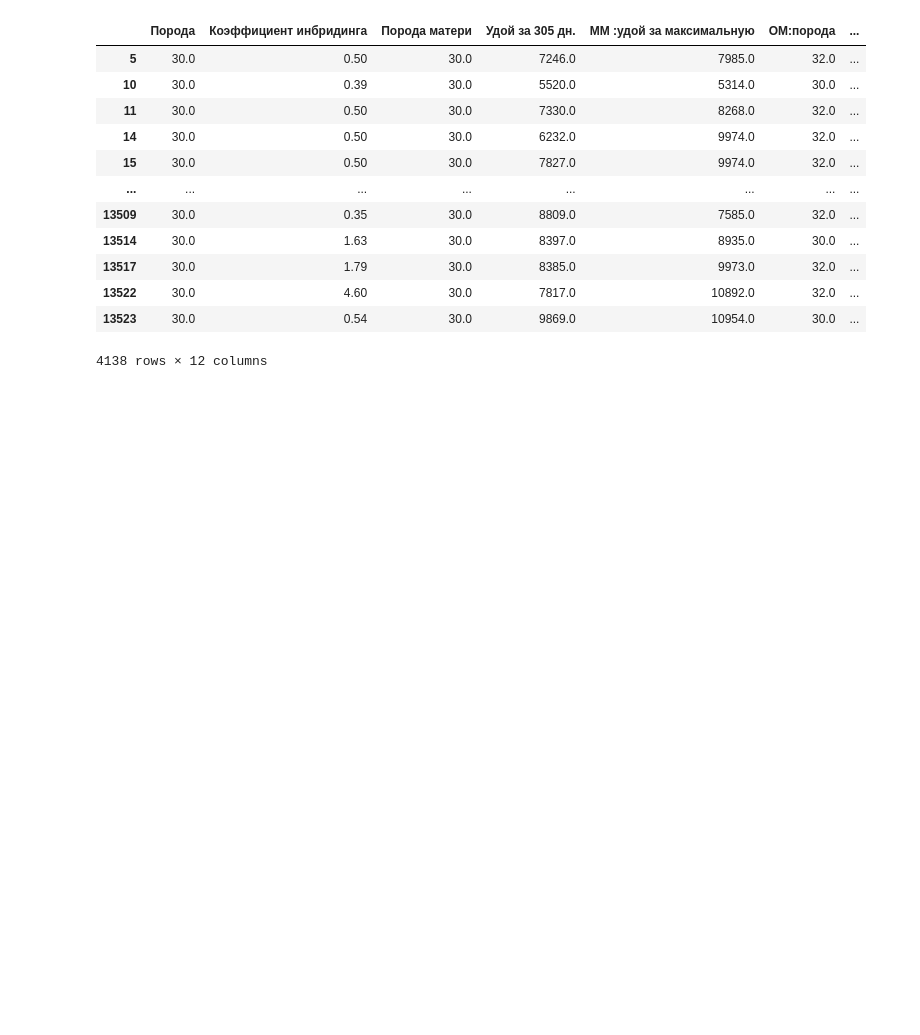
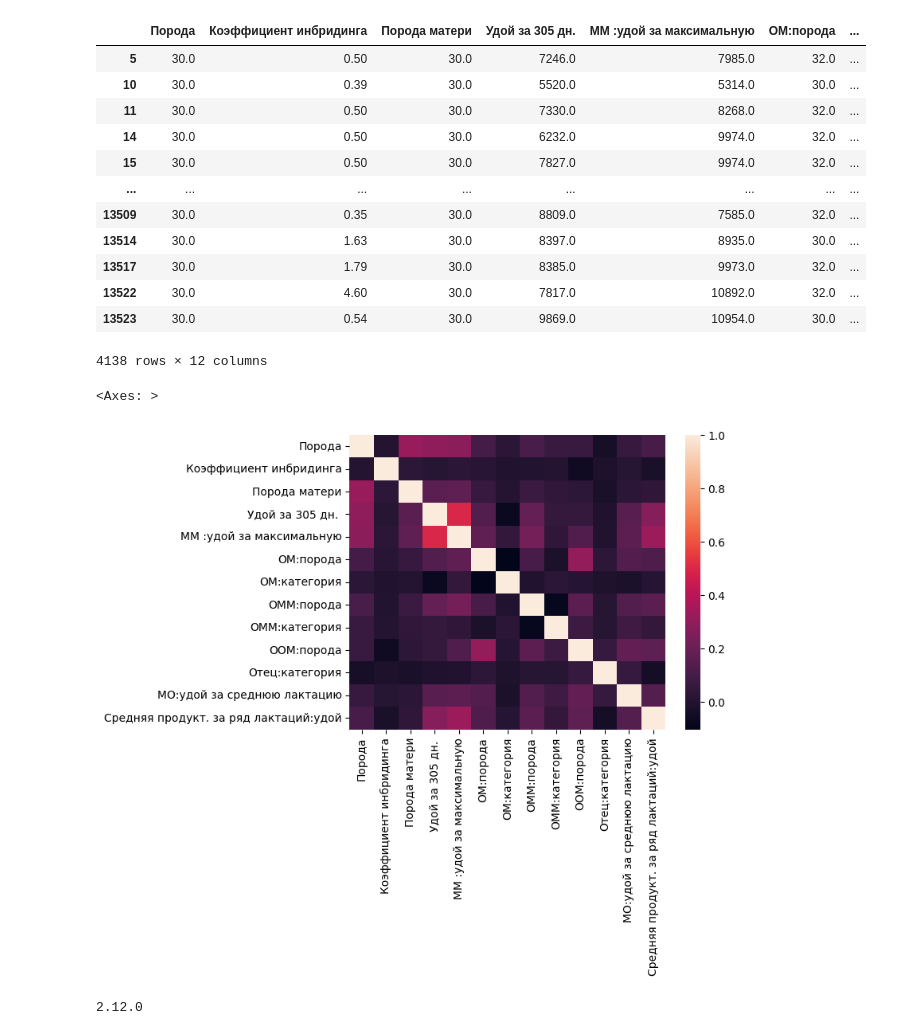
Before and after one commit to cntgfy111/iwasforcedto, a Jupyter notebook: Project.ipynb, the cells around one changed output. Cells and saved outputs as stored; diff of their text form; code cells hidden in the pictures; blank space fills up the shorter version.

```diff
--- a/Project.ipynb
+++ b/Project.ipynb
@@ -337,9 +338,19 @@ X
 | 13522 | 30.0 | 4.60 | 30.0 | 7817.0 | 10892.0 | 32.0 | ... |
 | 13523 | 30.0 | 0.54 | 30.0 | 9869.0 | 10954.0 | 30.0 | ... |
 4138 rows × 12 columns
+# %%
+import seaborn as sns
+
+sns.heatmap(df_cleared.corr())
+# %% [output]
+<Axes: >
+[figure, added]
 # %%
 import tensorflow as tf
 
 
 SHUFFLE_BUFFER = 500
 BATCH_SIZE = 2
+print(tf.__version__)
+# %% [output]
+2.12.0
```
Also changed, not shown: parts of 8 cells of this notebook, 1 other file.
